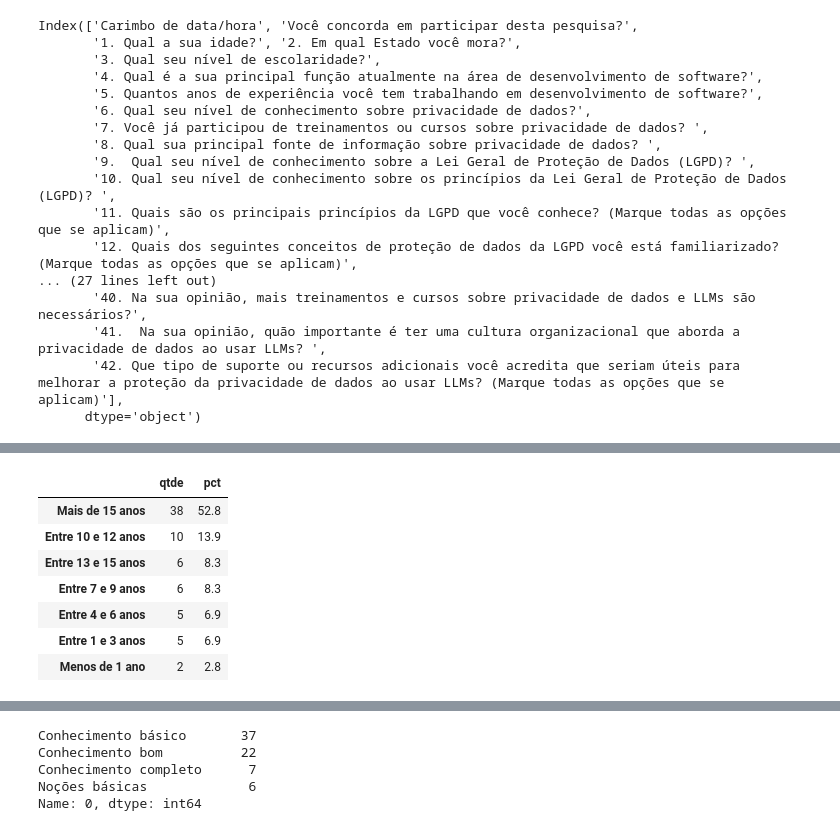
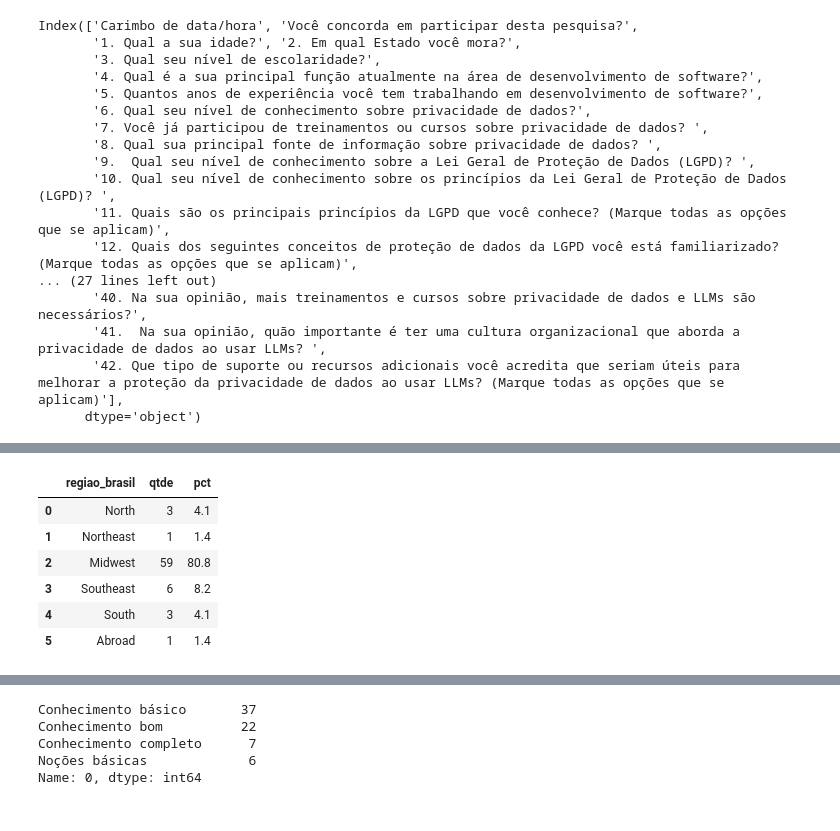
Before and after one commit to fabianumfalco/perception_br_devs_data_privacy_llm, a Jupyter notebook: data_analysis_survey.ipynb, the cells around one changed output, grey strips where cells are left out. Drawn from its saved outputs; the diff is of its cells as text; code cells hidden in the pictures.

```diff
--- a/data_analysis_survey.ipynb
+++ b/data_analysis_survey.ipynb
@@ -195,20 +123,46 @@ df_final
-# %%
-experiencia = df["5. Quantos anos de experiência você tem trabalhando em desenvolvimento de software?"]
-experiencia_qtde_frame = experiencia.value_counts().rename_axis("qtde").to_frame("qtde")
-#experiencia_qtde_frame
-
-experiencia_pct_frame = (((experiencia.value_counts()/experiencia.shape[0])*100).round(1)).to_frame("pct")
-#experiencia_pct_frame
-
-df_final = pd.concat([experiencia_qtde_frame,experiencia_pct_frame], axis=1)
-#df_final = df_final.sort_index(ascending=True)
-df_final
-# %% [output]
-|  | qtde | pct |
-| Mais de 15 anos | 38 | 52.8 |
-| Entre 10 e 12 anos | 10 | 13.9 |
-| Entre 13 e 15 anos | 6 | 8.3 |
-| Entre 7 e 9 anos | 6 | 8.3 |
-| Entre 4 e 6 anos | 5 | 6.9 |
-| Entre 1 e 3 anos | 5 | 6.9 |
-| Menos de 1 ano | 2 | 2.8 |
+# %%
+estado_moradia = df["2. Em qual Estado você mora?"].to_frame()
+estado_moradia["Região"] = estado_moradia['2. Em qual Estado você mora?'].map(estados_regiao)
+estado_moradia_sts = estado_moradia["Região"].value_counts().to_frame()
+
+estado_moradia_sts = estado_moradia_sts.reset_index(drop=False)
+estado_moradia_sts = estado_moradia_sts.rename(columns={'index': 'regiao_brasil','Região':'qtde'})
+
+estado_moradia_sts['pct'] = ((estado_moradia_sts['qtde']/df.shape[0])*100).round(1)
+
+# Criando um dicionário para mapear as regioes para valores numéricos
+dicionario_mapeamento = {'Norte': 1,
+                         'Nordeste': 2,
+                         'Centro-Oeste': 3,
+                         'Sudeste': 4,
+                         "Sul":5,
+                         "Exterior":6}
+# Criando uma nova coluna chamada 'ord_regiao' para posterior ordenacao por ela
+estado_moradia_sts['ord_regiao'] = estado_moradia_sts['regiao_brasil'].map(dicionario_mapeamento)
+
+estado_moradia_sts = estado_moradia_sts.sort_values(by='ord_regiao', ascending=True)
+estado_moradia_sts.drop('ord_regiao', axis=1, inplace=True)
+estado_moradia_sts = estado_moradia_sts.reset_index(drop=True)
+
+
+estado_moradia_sts['regiao_brasil'] = estado_moradia_sts['regiao_brasil'].replace(["Centro-Oeste",
+                                                                         "Exterior",
+                                                                         "Nordeste",
+                                                                         "Norte",
+                                                                         "Sudeste",
+                                                                         "Sul"],
+                                                                         ["Midwest",
+                                                                          "Abroad",
+                                                                          "Northeast",
+                                                                          "North",
+                                                                          "Southeast",
+                                                                          "South"])
+estado_moradia_sts
+# %% [output]
+|  | regiao_brasil | qtde | pct |
+| 0 | North | 3 | 4.1 |
+| 1 | Northeast | 1 | 1.4 |
+| 2 | Midwest | 59 | 80.8 |
+| 3 | Southeast | 6 | 8.2 |
+| 4 | South | 3 | 4.1 |
+| 5 | Abroad | 1 | 1.4 |
```
Also changed, not shown: parts of 17 cells of this notebook.
